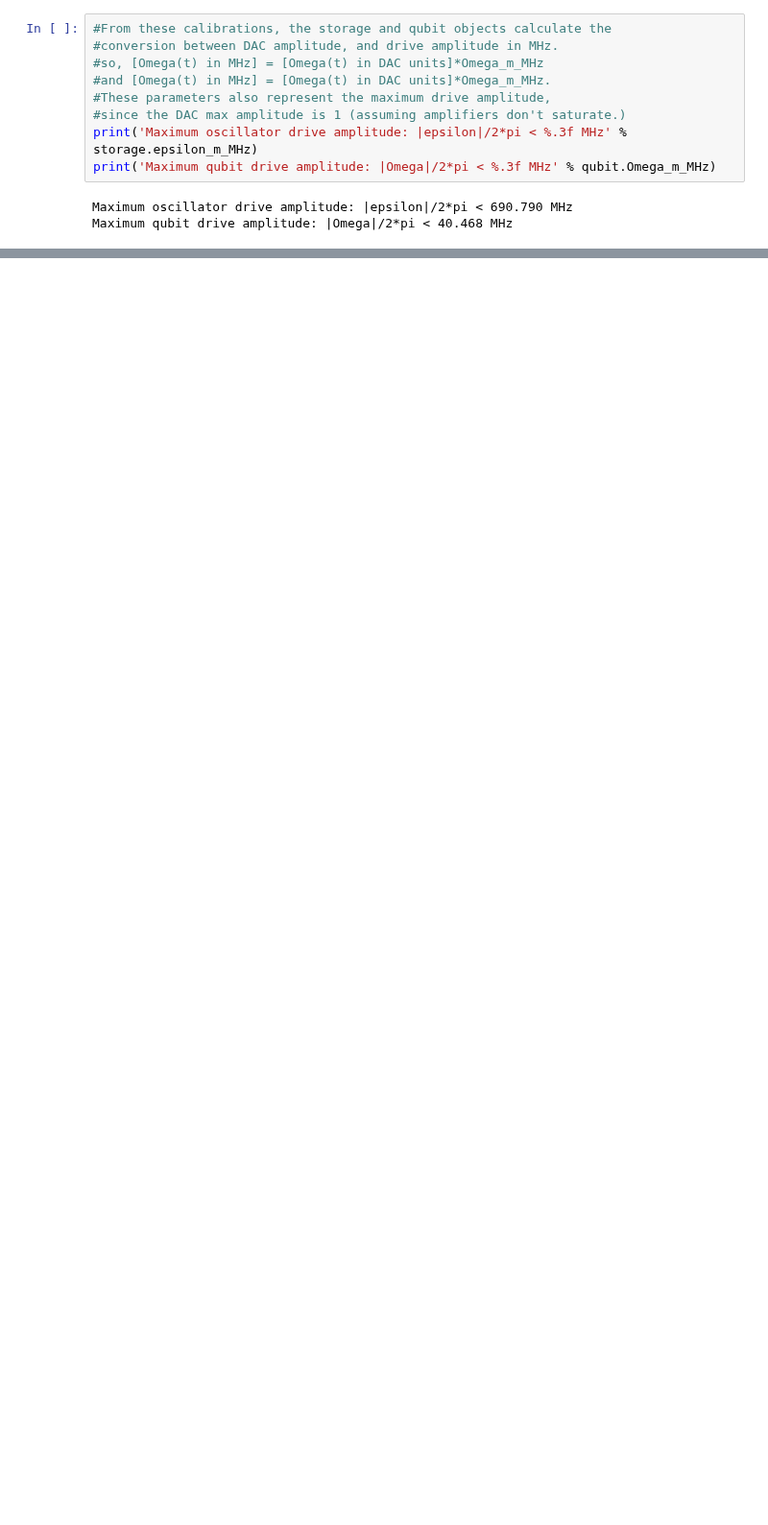
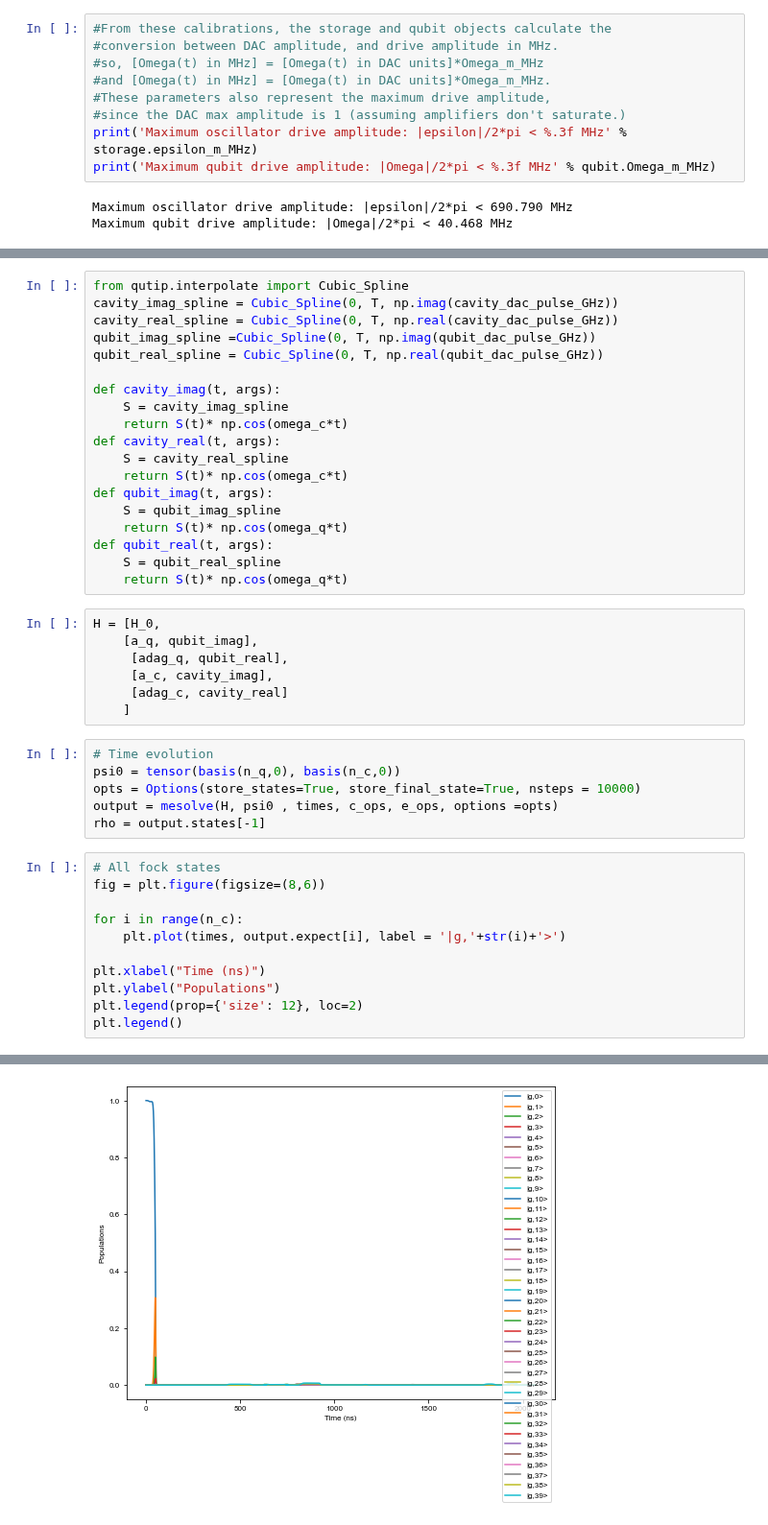
Before and after one commit to alec-eickbusch/ECD_control, a Jupyter notebook: examples/Fock_prep_ECD_opt.ipynb, the cells around one changed output, grey strips where cells are left out. Shown at 96% size. Drawn from its saved outputs; the diff is of its cells as text; blank space fills up the shorter version.

Commit message:
Verifying ECD via Qutip Time EVo-Eesh Gupta

```diff
--- a/examples/Fock_prep_ECD_opt.ipynb
+++ b/examples/Fock_prep_ECD_opt.ipynb
@@ -231,0 +306,44 @@ Text(0.5, 0, 'ns')
+# %%
+from qutip.interpolate import Cubic_Spline
+cavity_imag_spline = Cubic_Spline(0, T, np.imag(cavity_dac_pulse_GHz))
+cavity_real_spline = Cubic_Spline(0, T, np.real(cavity_dac_pulse_GHz))
+qubit_imag_spline =Cubic_Spline(0, T, np.imag(qubit_dac_pulse_GHz))
+qubit_real_spline = Cubic_Spline(0, T, np.real(qubit_dac_pulse_GHz))
+
+def cavity_imag(t, args):
+    S = cavity_imag_spline
+    return S(t)* np.cos(omega_c*t)
+def cavity_real(t, args):
+    S = cavity_real_spline
+    return S(t)* np.cos(omega_c*t)
+def qubit_imag(t, args):
+    S = qubit_imag_spline
+    return S(t)* np.cos(omega_q*t)
+def qubit_real(t, args):
+    S = qubit_real_spline
+    return S(t)* np.cos(omega_q*t)
+# %%
+H = [H_0,
+    [a_q, qubit_imag],
+     [adag_q, qubit_real],
+     [a_c, cavity_imag],
+     [adag_c, cavity_real]
+    ]
+# %%
+# Time evolution
+psi0 = tensor(basis(n_q,0), basis(n_c,0))
+opts = Options(store_states=True, store_final_state=True, nsteps = 10000)
+output = mesolve(H, psi0 , times, c_ops, e_ops, options =opts)
+rho = output.states[-1]
+# %%
+# All fock states
+fig = plt.figure(figsize=(8,6))
+
+for i in range(n_c):
+    plt.plot(times, output.expect[i], label = '|g,'+str(i)+'>')
+
+plt.xlabel("Time (ns)")
+plt.ylabel("Populations")
+plt.legend(prop={'size': 12}, loc=2)
+plt.legend()
+# %% [output]
@@ -231,0 +351 @@ Text(0.5, 0, 'ns')
+[figure, added]
```
Also changed, not shown: parts of 24 cells of this notebook.
